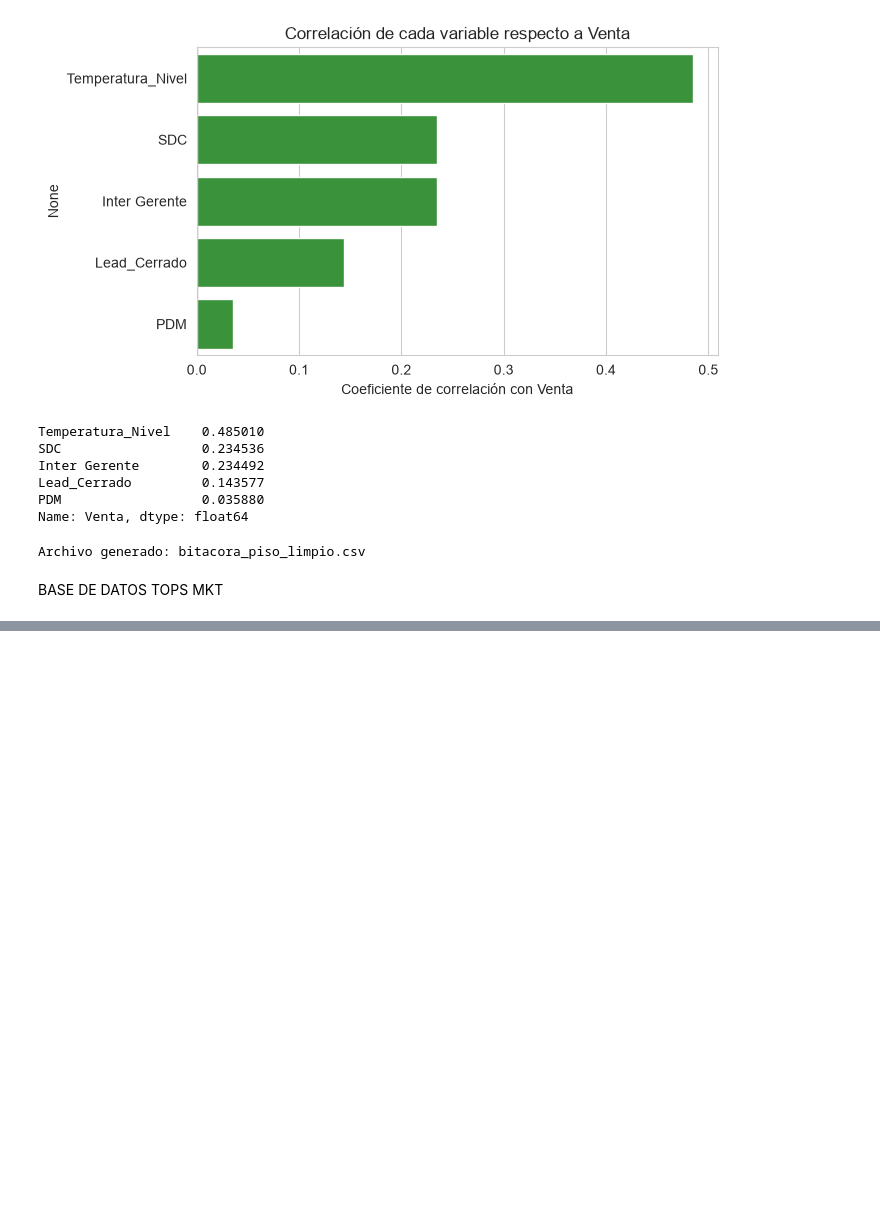
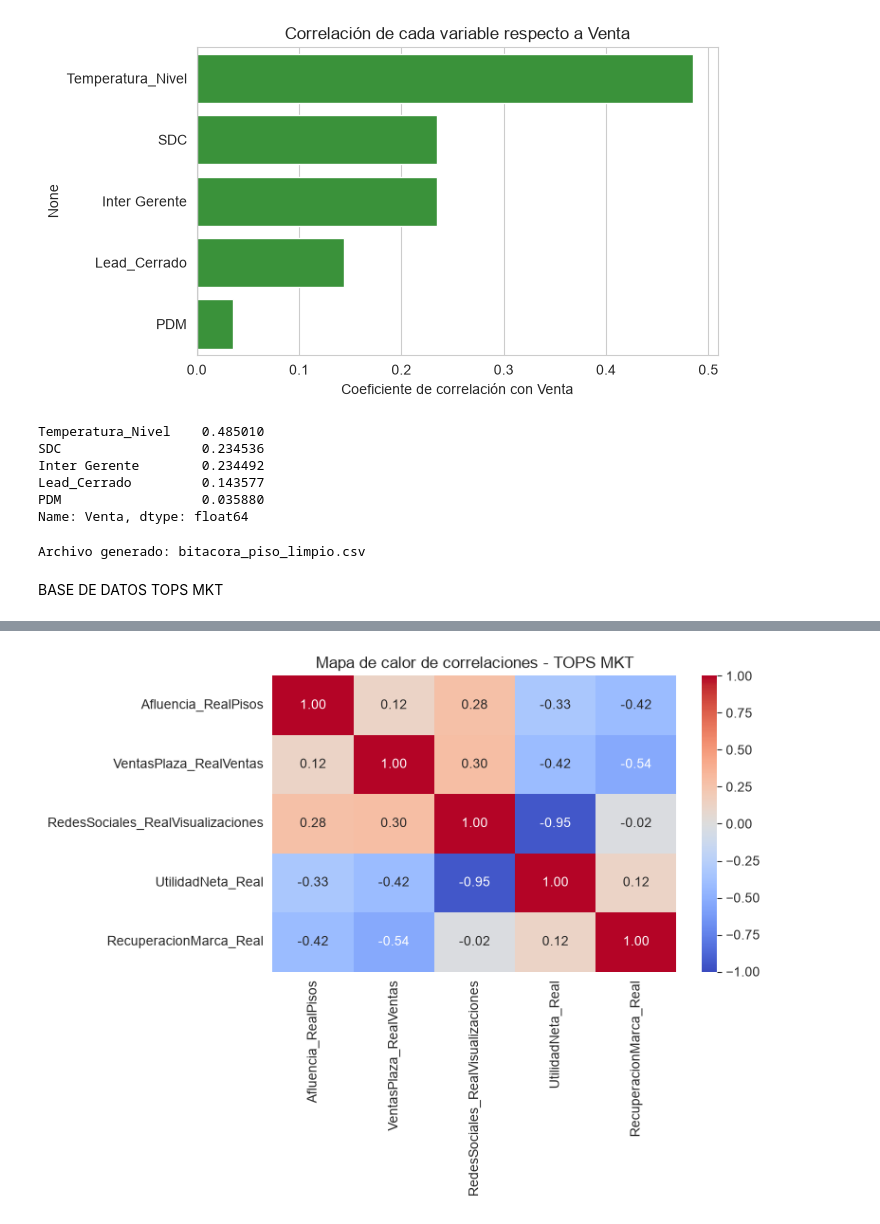
Before and after one commit to a01739713-jpg/Actividad-5, a Jupyter notebook: Actividad5.2/codigoact52.ipynb, the cells around one changed output, grey strips where cells are left out. Saved outputs shown, nothing was run; the diff lists cells and outputs as text; code cells hidden in the pictures; blank space fills up the shorter version.

```diff
--- a/Actividad5.2/codigoact52.ipynb
+++ b/Actividad5.2/codigoact52.ipynb
@@ -280,0 +432,6 @@ tops_raw.head(12)
+# %%
+#Matriz de correlacion de los KPIs mensuales, excluyendo Rotacion (es constante = correlacion indefinida)
+#esto lo hice por que en las correlaciones rotacion de personal sale con 0
+kpis_corr = [c for c in tops_clean.columns if c != 'RotacionPersonal_Rotacion']
+Corr_Tops = tops_clean[kpis_corr].corr()
+Corr_Tops
@@ -280,0 +445,9 @@ tops_raw.head(12)
+# %%
+#Mapa de calor de correlaciones
+plt.figure(figsize=(8, 6))
+sns.heatmap(Corr_Tops, cmap='coolwarm', annot=True, fmt=".2f", vmin=-1, vmax=1)
+plt.title('Mapa de calor de correlaciones - TOPS MKT')
+plt.tight_layout()
+plt.show()
+# %% [output]
+[figure, added]
```
Also changed, not shown: parts of 13 cells of this notebook, 5 other files.
